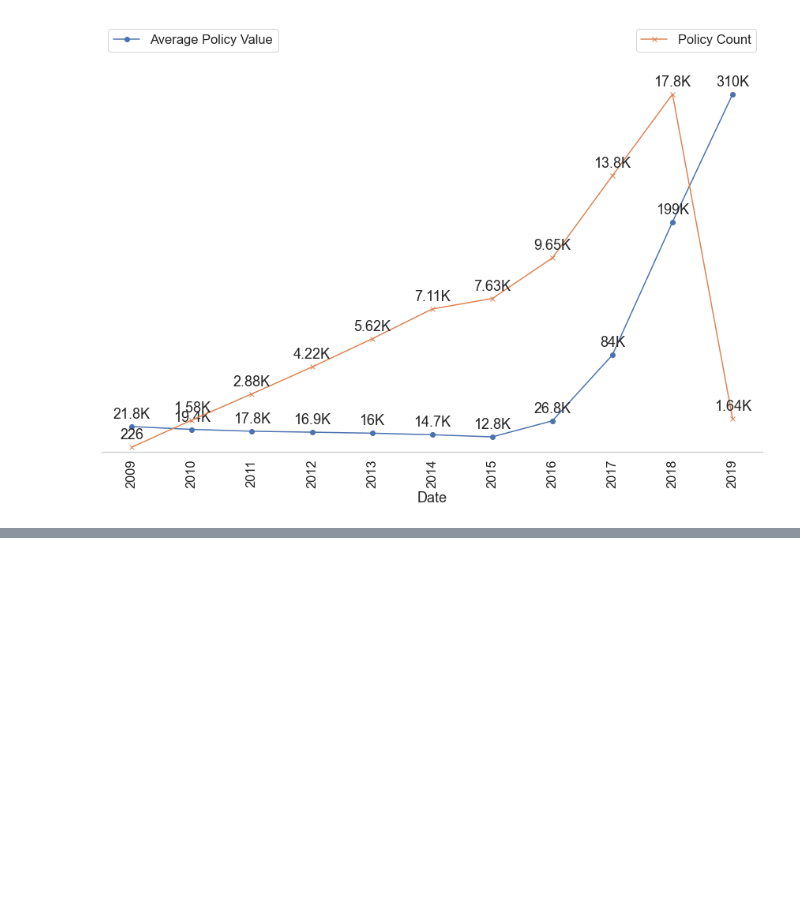
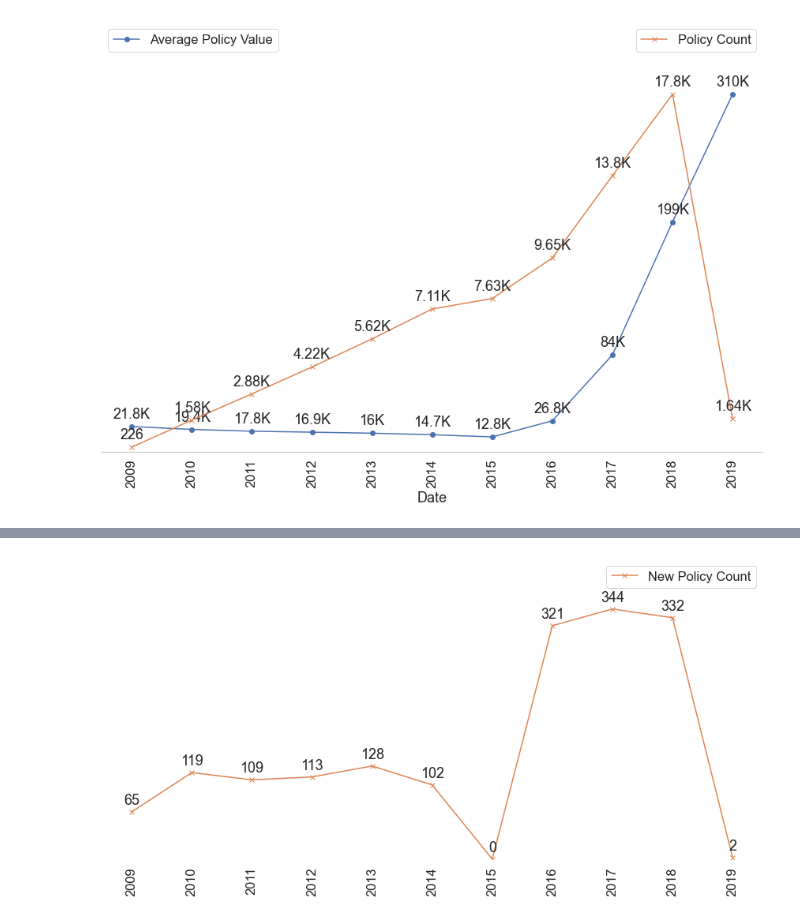
Before and after one commit to umershk88/Pru-Test, a Jupyter notebook: Pru_Data_Test.ipynb, the cells around one changed output, grey strips where cells are left out. Saved outputs shown, nothing was run; the diff lists cells and outputs as text; code cells hidden in the pictures; blank space fills up the shorter version.

```diff
--- a/Pru_Data_Test.ipynb
+++ b/Pru_Data_Test.ipynb
@@ -515,0 +520,15 @@ mplt.box(False)
+# %%
+def getmonthyear(date):
+    """
+    Converts date to YYYYMM format
+    """
+    datetemp= dt.datetime.strptime(date,"%Y-%m-%d %H:%M:%S")
+    quarter  = datetemp.month//4+1
+    return int(datetemp.strftime('%Y'))
+
+dfyears=pd.DataFrame.from_dict({'YearMonth':range(Policy_Table_temp1.YearMonth.min(),Policy_Table_temp1.YearMonth.max()+1)})
+Policy_Table_temp = Policy_Table
+Policy_Table_temp['YearMonth'] = Policy_Table_temp['Policy Start Date'].apply(getmonthyear)
+
+Policy_Table_temp1 = Policy_Table_temp.groupby('YearMonth').agg(Policycount=('Policy Number', 'count')).reset_index()
+Policy_Table_temp1 = pd.merge(dfyears,Policy_Table_temp1,how='left').fillna(0)
@@ -515,0 +548,30 @@ mplt.box(False)
+# %%
+
+
+fig, ax1 = mplt.subplots(figsize=(15,7))
+xdate = [x for x in Policy_Table_temp1['YearMonth']]
+
+
+
+Policycount = [x for x in Policy_Table_temp1['Policycount']]
+
+ax1.plot(xdate,Policycount, label="New Policy Count",marker='x',color = '#dd8452')
+ax1.legend(loc = 'upper right')
+ax1.set_ylim(0,max(Policycount)+max(Policycount)*.20)
+ax1.set_ylabel('New Policy Count')
+for x,y in zip(xdate,Policycount):
+    ax1.annotate(Format_Num(y),(x,y),textcoords="offset points",xytext=(0,10),ha='center')
+
+ax1.set(yticklabels=[])
+ax1.yaxis.set_visible(False)
+ax1.tick_params(axis='x',labelrotation=90)
+ax1.set_xticks(xdate)
+rightside = ax1.spines['right']
+lefttside = ax1.spines['left']
+topside = ax1.spines['top']
+rightside.set_visible(False)
+lefttside.set_visible(False)
+topside.set_visible(False)
+mplt.box(False)
+# %% [output]
+[figure, added]
```
Also changed, not shown: parts of 20 cells of this notebook.
